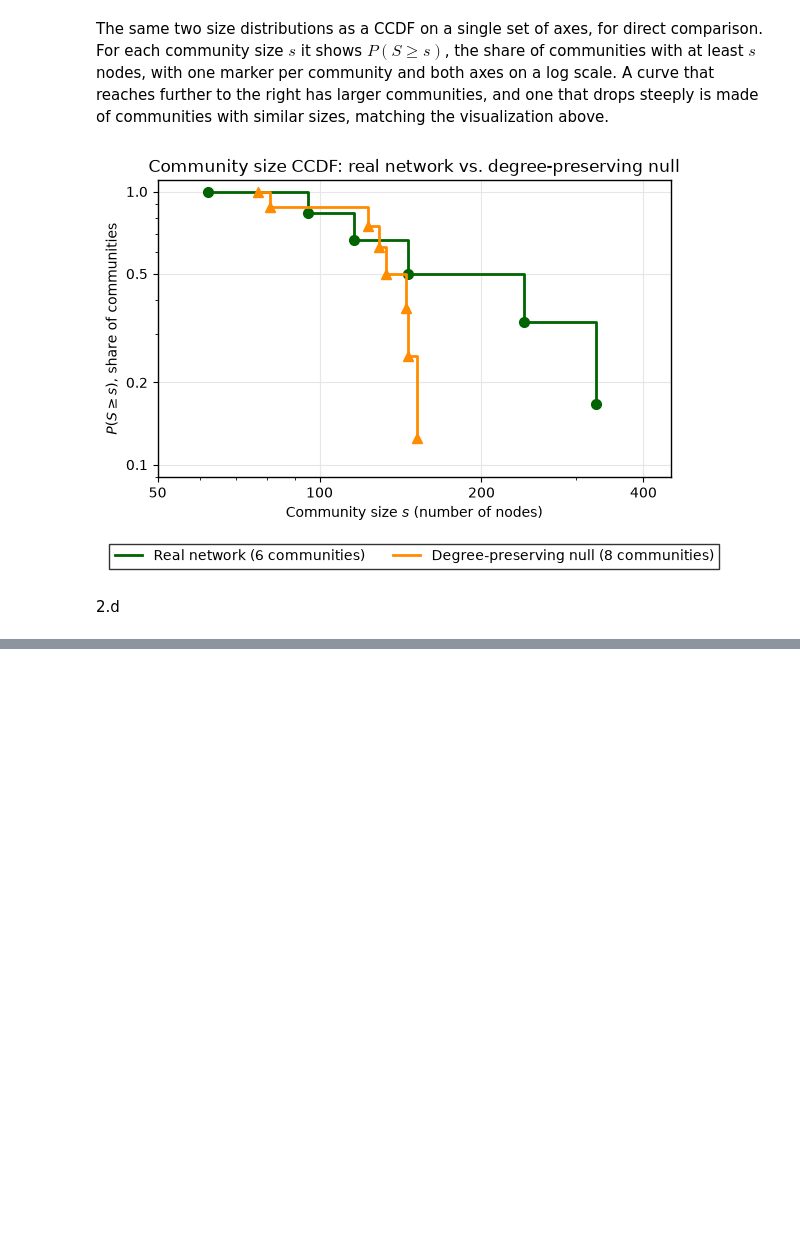
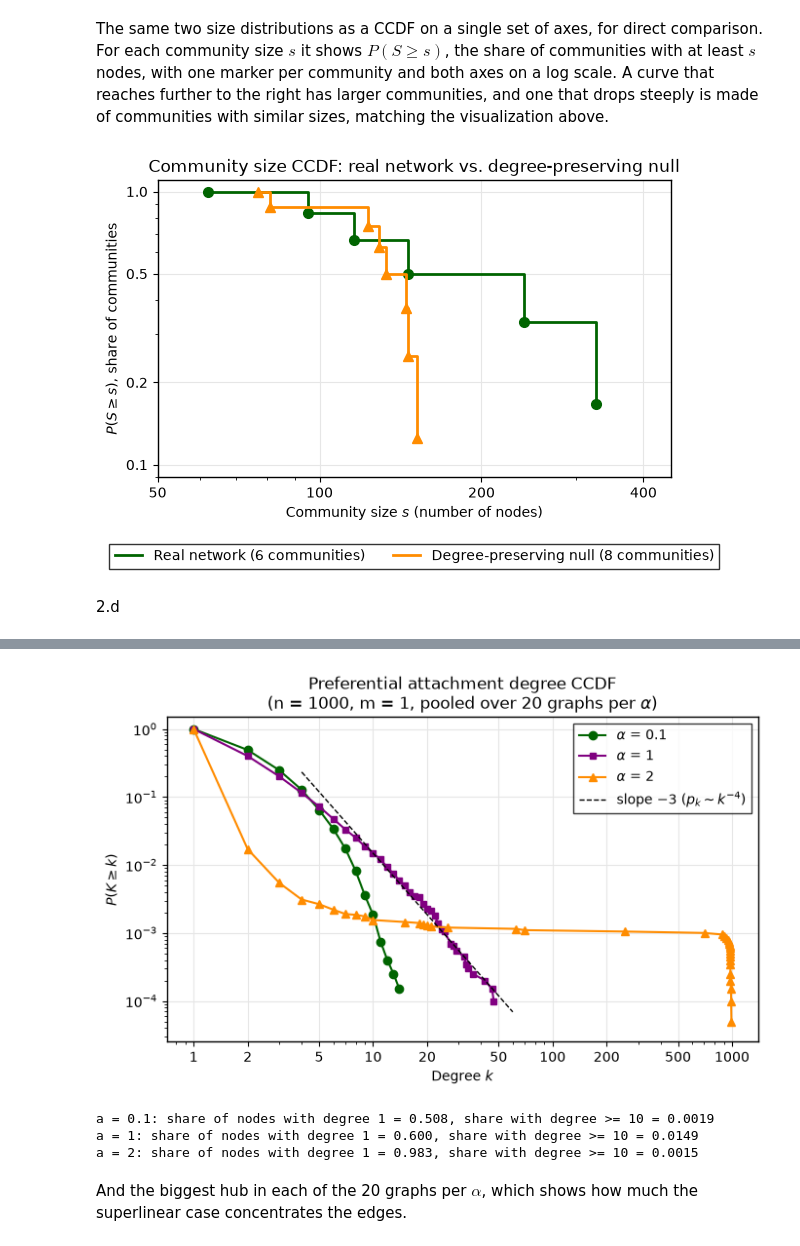
Before and after one commit to 14arjunk/CNET5051_Assignments, a Jupyter notebook: Assignment 2 Files/assignment02_kumar.ipynb, the cells around one changed output, grey strips where cells are left out. Drawn from its saved outputs; the diff is of its cells as text; code cells hidden in the pictures; blank space fills up the shorter version.

```diff
--- a/Assignment 2 Files/assignment02_kumar.ipynb
+++ b/Assignment 2 Files/assignment02_kumar.ipynb
@@ -779,0 +841,68 @@ with plt.rc_context({"axes.facecolor": "white", "axes.edgecolor": "black", "axes
+# %%
+from matplotlib.ticker import ScalarFormatter, NullFormatter
+
+def value_ccdf(values):
+    # P(X >= x) at every distinct value x in the sample (works for degrees and for clustering coefficients)
+    values = np.sort(np.asarray(values))
+    x = np.unique(values)
+    return x, 1 - np.searchsorted(values, x, side="left") / len(values)
+
+n_gen = 1000
+n_seeds = 20
+alphas = [0.1, 1, 2]
+
+# 20 graphs per alpha, pool every node's degree, and keep the biggest hub of each graph for the table below
+pa_degrees = {a: [] for a in alphas}
+pa_rows = []
+for i in range(n_seeds):
+    row = {}
+    for a in alphas:
+        G = preferentialGenerator(n_gen, a, seed=10 + i)
+        k = [d for _, d in G.degree()]
+        pa_degrees[a].extend(k)
+        row[f"max degree (a={a})"] = max(k)
+        # with m=1 there are n - 1 edges, so this is the share of all edges that touch the biggest hub
+        row[f"hub share of edges (a={a})"] = max(k) / G.number_of_edges()
+    pa_rows.append(row)
+
+colors_a = {0.1: "darkgreen", 1: "purple", 2: "darkorange"}
+markers_a = {0.1: ("o", 6), 1: ("s", 4), 2: ("^", 6)}
+
+# same theme_bw-ish style as the other plots
+with plt.rc_context({"axes.facecolor": "white", "axes.edgecolor": "black", "axes.linewidth": 1,
+                     "axes.grid": True, "grid.color": "0.9", "axes.axisbelow": True,
+                     "axes.spines.top": True, "axes.spines.right": True}):
+    fig, ax = plt.subplots(figsize=(7, 4.5))
+    for a in alphas:
+        x, p = value_ccdf(pa_degrees[a])
+        m, ms = markers_a[a]
+        ax.plot(x, p, marker=m, markersize=ms, linewidth=1.5, color=colors_a[a], label=f"$\\alpha$ = {a}")
+    # reference slope of -3 (p_k ~ k^-4), anchored on the alpha = 1 curve at k = 10 where the tail starts
+    x1, p1 = value_ccdf(pa_degrees[1])
+    k_ref = np.array([4, 60])
+    ax.plot(k_ref, p1[x1 == 10][0] * (k_ref / 10) ** -3.0, "k--", linewidth=1, label="slope $-3$ ($p_k \\sim k^{-4}$)")
+    ax.set_xscale("log")
+    ax.set_yscale("log")
+    # plain numbers on the log x axis instead of powers of ten
+    ax.set_xticks([1, 2, 5, 10, 20, 50, 100, 200, 500, 1000])
+    ax.xaxis.set_major_formatter(ScalarFormatter())
+    ax.xaxis.set_minor_formatter(NullFormatter())
+    ax.set_ylim(1 / (2 * n_seeds * n_gen), 1.5)
+    ax.set_xlabel("Degree $k$")
+    ax.set_ylabel(r"$P(K \geq k)$")
+    ax.set_title(f"Preferential attachment degree CCDF\n(n = {n_gen}, m = 1, pooled over {n_seeds} graphs per $\\alpha$)")
+    ax.legend(frameon=True, edgecolor="black", fancybox=False)
+    fig.tight_layout()
+    fig.savefig("preferential_degree_ccdf.png", dpi=300)
+    plt.show()
+
+for a in alphas:
+    k = np.array(pa_degrees[a])
+    print(f"a = {a}: share of nodes with degree 1 = {(k == 1).mean():.3f}, share with degree >= 10 = {(k >= 10).mean():.4f}")
+# %% [output]
+[figure, added]
+a = 0.1: share of nodes with degree 1 = 0.508, share with degree >= 10 = 0.0019
+a = 1: share of nodes with degree 1 = 0.600, share with degree >= 10 = 0.0149
+a = 2: share of nodes with degree 1 = 0.983, share with degree >= 10 = 0.0015
+# %% [markdown]
+And the biggest hub in each of the 20 graphs per $\alpha$, which shows how much the superlinear case concentrates the edges.
```
Also changed, not shown: parts of 26 cells of this notebook, 5 other files.
